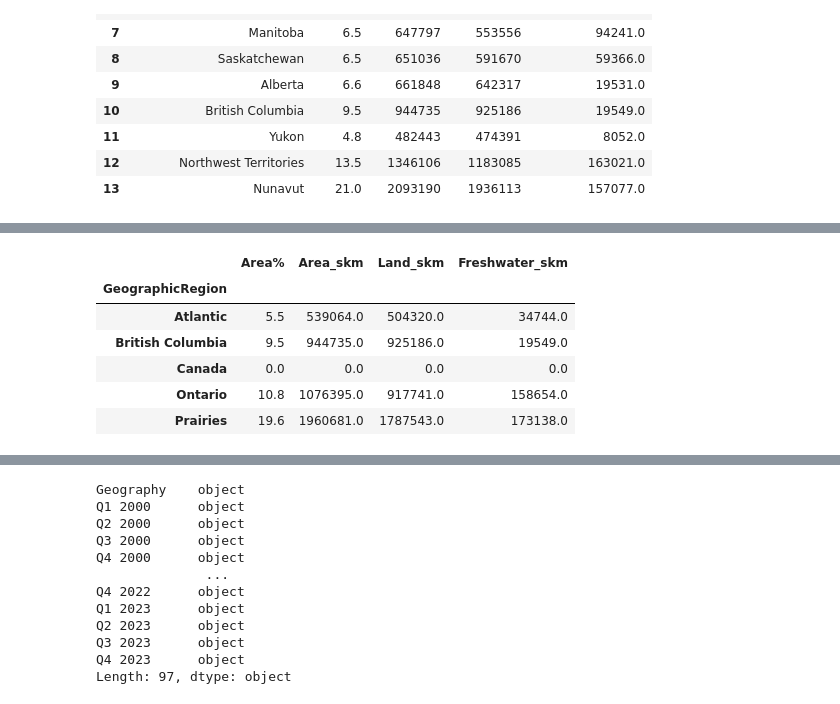
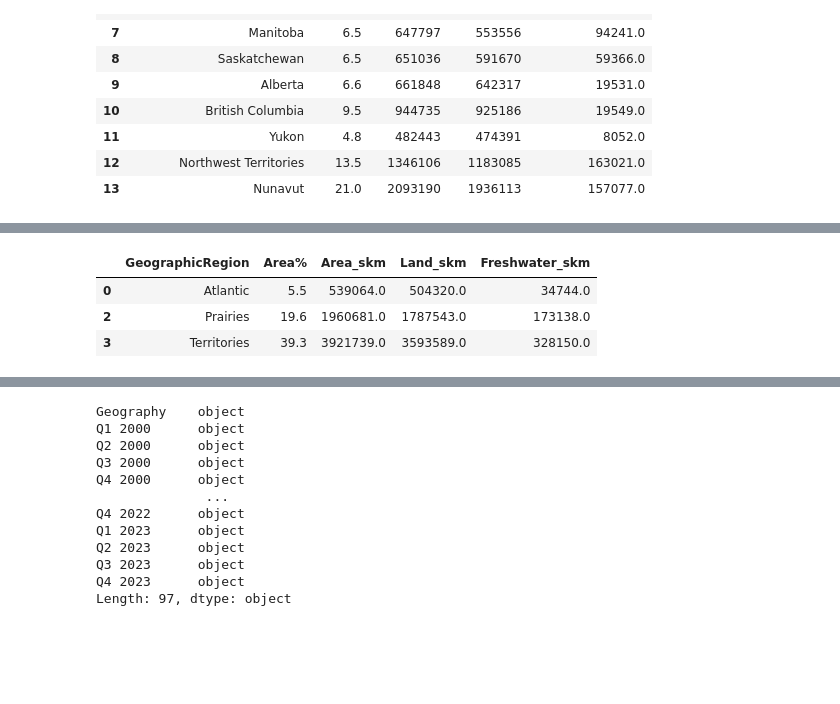
Before and after one commit to Daniel-Dumitrescu/csi4142-project, a Jupyter notebook: Region_Preprocessing.ipynb, the cells around one changed output, grey strips where cells are left out. Cells and saved outputs as stored; diff of their text form; code cells hidden in the pictures; blank space fills up the shorter version.

```diff
--- a/Region_Preprocessing.ipynb
+++ b/Region_Preprocessing.ipynb
@@ -218,3 +256,5 @@ region_area.head(14)
 | 11 | Yukon | 4.8 | 482443 | 474391 | 8052.0 |
 | 12 | Northwest Territories | 13.5 | 1346106 | 1183085 | 163021.0 |
 | 13 | Nunavut | 21.0 | 2093190 | 1936113 | 157077.0 |
+# %%
+region_area['Freshwater_skm'] = region_area['Freshwater_skm'].fillna(0)
@@ -221,6 +265,6 @@ region_area.head(14)
 # %%
-region_combined = region_combined.merge(region_area, how="left", left_on='Name_EN', right_on='Region')
+region_combined = region_combined.merge(region_area, how="outer", left_on='Name_EN', right_on='Region')
 region_combined = region_combined.drop(columns=["Region"])
-region_combined.head(16)
+region_combined.head(20)
 # %% [output]
 |  | Name_EN | Name_FR | Abbrev_EN | Abbrev_FR | AlphaCode | NumericCode | GeographicRegion | Area% | Area_skm | ... |
@@ -242,0 +288,3 @@ region_combined.head(16)
+# %%
+region_combined['Name_EN'] = region_combined['Name_EN'].fillna('Canada')
+region_combined.head(20)
@@ -256,11 +320,11 @@ region_combined_regiongroup.head(len(region_combined_regiongroup))
+# %%
+region_combined_regiongroup = region_combined_regiongroup.reset_index()
 # %%
 region_combined_regiongroup = region_combined_regiongroup.drop(columns=['Name_EN', 'Name_FR', 'Abbrev_EN', 'Abbrev_FR', 'AlphaCode', 'NumericCode'])
+region_combined_regiongroup = region_combined_regiongroup.drop(region_combined_regiongroup[region_combined_regiongroup['GeographicRegion'] == 'Canada'].index)
 region_combined_regiongroup.head()
 # %% [output]
-|  | Area% | Area_skm | Land_skm | Freshwater_skm |
-| GeographicRegion |  |  |  |  |
-| Atlantic | 5.5 | 539064.0 | 504320.0 | 34744.0 |
-| British Columbia | 9.5 | 944735.0 | 925186.0 | 19549.0 |
-| Canada | 0.0 | 0.0 | 0.0 | 0.0 |
-| Ontario | 10.8 | 1076395.0 | 917741.0 | 158654.0 |
-| Prairies | 19.6 | 1960681.0 | 1787543.0 | 173138.0 |
+|  | GeographicRegion | Area% | Area_skm | Land_skm | Freshwater_skm |
+| 0 | Atlantic | 5.5 | 539064.0 | 504320.0 | 34744.0 |
+| 2 | Prairies | 19.6 | 1960681.0 | 1787543.0 | 173138.0 |
+| 3 | Territories | 39.3 | 3921739.0 | 3593589.0 | 328150.0 |
```
Also changed, not shown: parts of 27 cells of this notebook, 2 other files.
